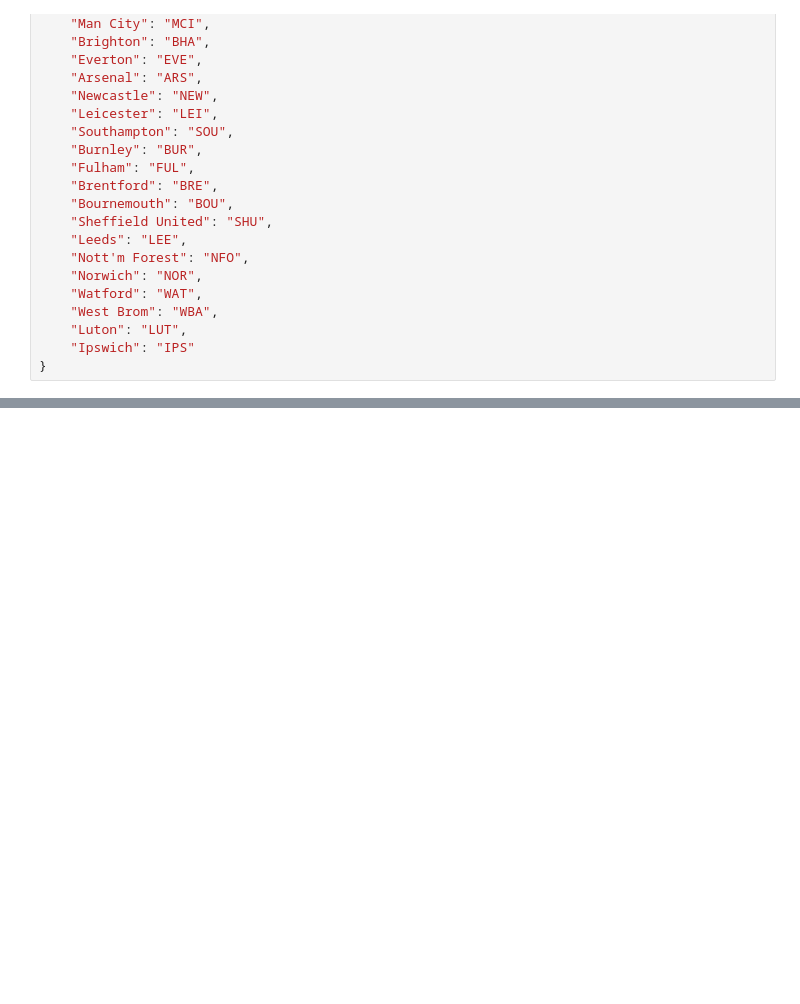
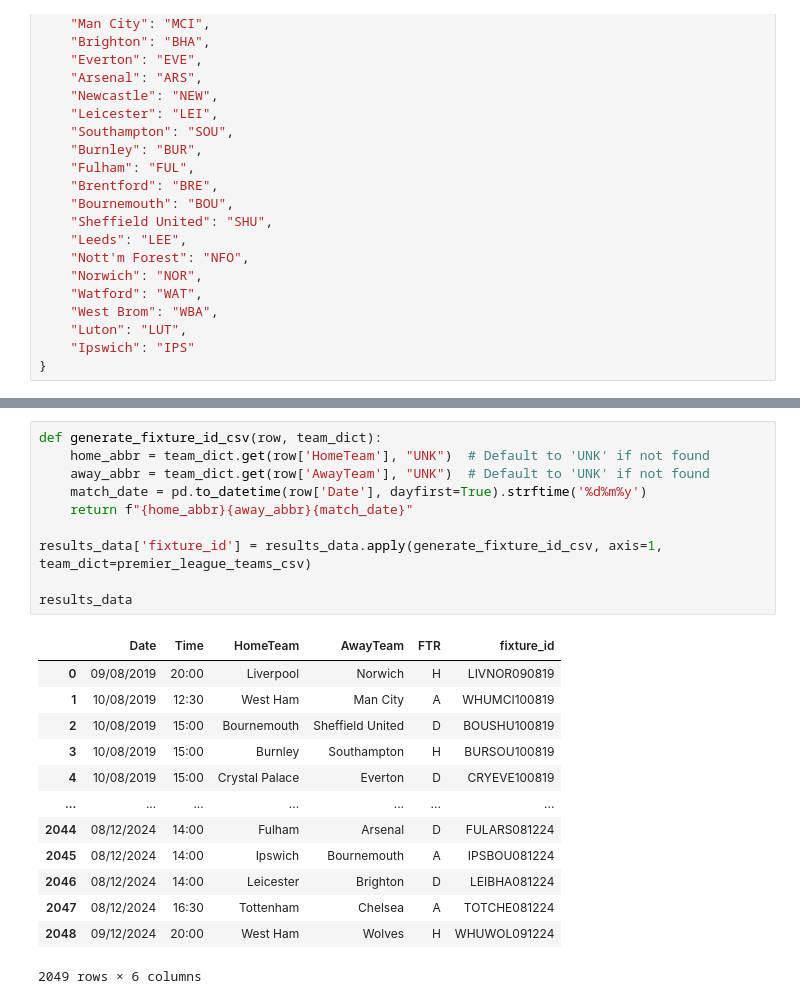
Before and after one commit to thoomkuzhymatthew/EPL_arb_betting, a Jupyter notebook: code/NB02-Data_Processing.ipynb, the cells around one changed output, grey strips where cells are left out. Saved outputs shown, nothing was run; the diff lists cells and outputs as text; blank space fills up the shorter version.

```diff
--- a/code/NB02-Data_Processing.ipynb
+++ b/code/NB02-Data_Processing.ipynb
@@ -260,0 +276,24 @@ premier_league_teams_csv = {
+# %%
+def generate_fixture_id_csv(row, team_dict):
+    home_abbr = team_dict.get(row['HomeTeam'], "UNK")  # Default to 'UNK' if not found
+    away_abbr = team_dict.get(row['AwayTeam'], "UNK")  # Default to 'UNK' if not found
+    match_date = pd.to_datetime(row['Date'], dayfirst=True).strftime('%d%m%y')
+    return f"{home_abbr}{away_abbr}{match_date}"
+
+results_data['fixture_id'] = results_data.apply(generate_fixture_id_csv, axis=1, team_dict=premier_league_teams_csv)
+
+results_data
+# %% [output]
+|  | Date | Time | HomeTeam | AwayTeam | FTR | fixture_id |
+| 0 | 09/08/2019 | 20:00 | Liverpool | Norwich | H | LIVNOR090819 |
+| 1 | 10/08/2019 | 12:30 | West Ham | Man City | A | WHUMCI100819 |
+| 2 | 10/08/2019 | 15:00 | Bournemouth | Sheffield United | D | BOUSHU100819 |
+| 3 | 10/08/2019 | 15:00 | Burnley | Southampton | H | BURSOU100819 |
+| 4 | 10/08/2019 | 15:00 | Crystal Palace | Everton | D | CRYEVE100819 |
+| ... | ... | ... | ... | ... | ... | ... |
+| 2044 | 08/12/2024 | 14:00 | Fulham | Arsenal | D | FULARS081224 |
+| 2045 | 08/12/2024 | 14:00 | Ipswich | Bournemouth | A | IPSBOU081224 |
+| 2046 | 08/12/2024 | 14:00 | Leicester | Brighton | D | LEIBHA081224 |
+| 2047 | 08/12/2024 | 16:30 | Tottenham | Chelsea | A | TOTCHE081224 |
+| 2048 | 09/12/2024 | 20:00 | West Ham | Wolves | H | WHUWOL091224 |
+2049 rows × 6 columns
```
Also changed, not shown: parts of 3 cells of this notebook.
